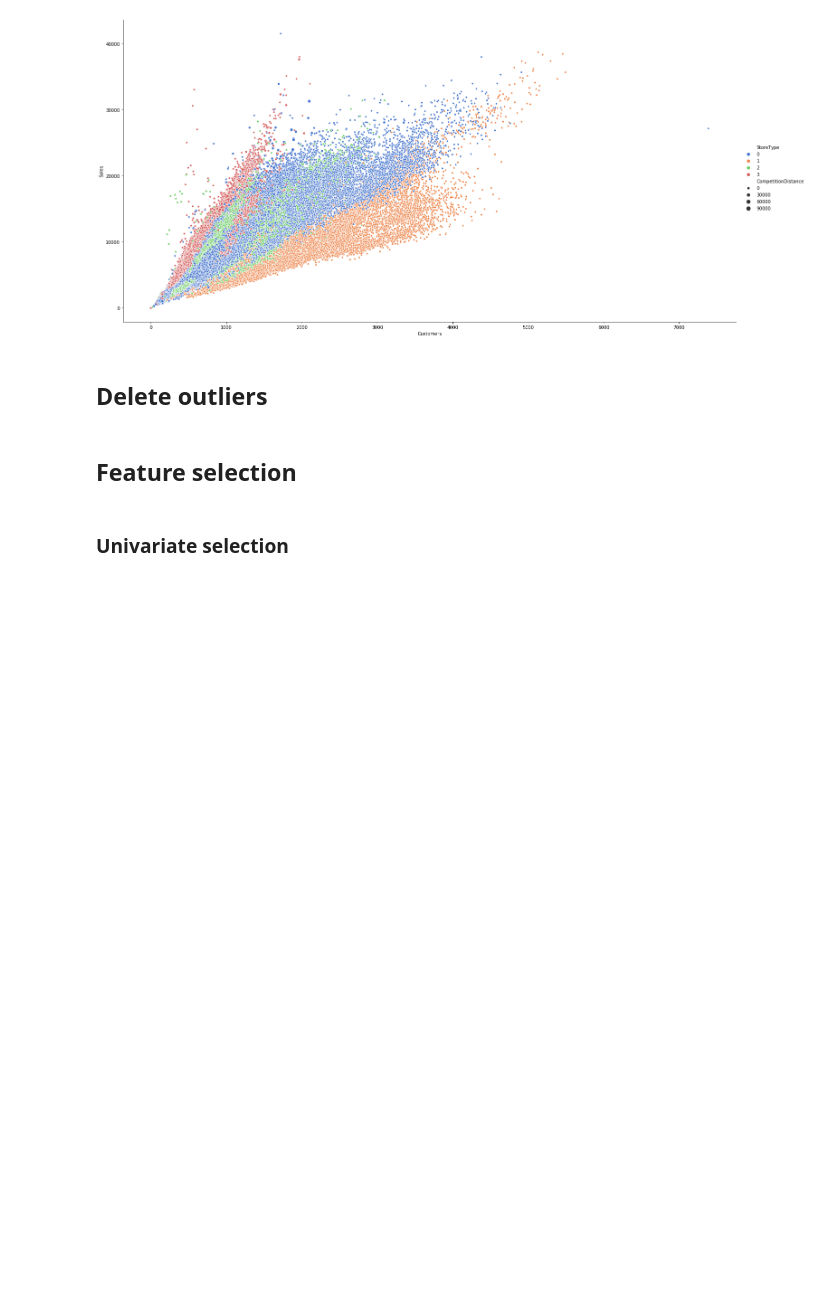
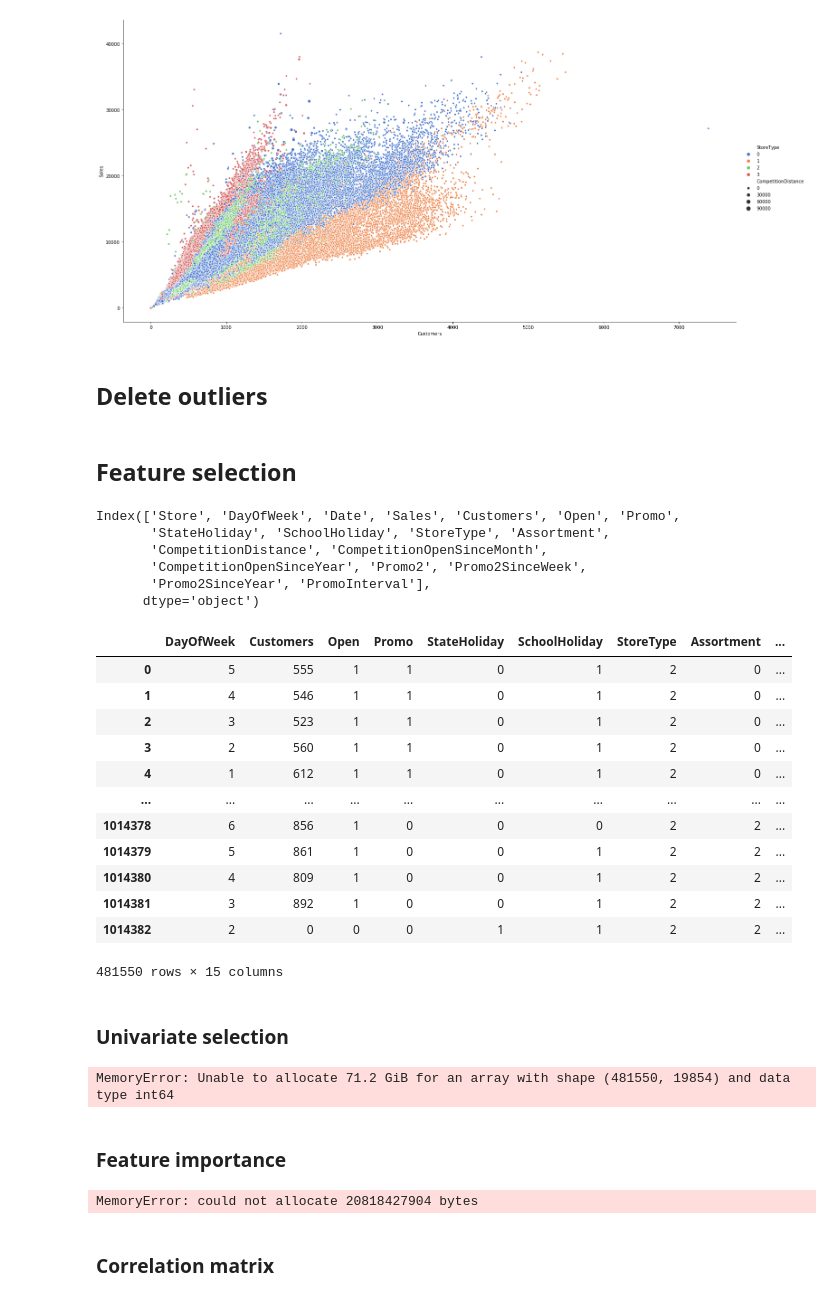
Before and after one commit to BWallyn/PredictSales, a Jupyter notebook: Analysis.ipynb, the cells around one changed output. Saved outputs shown, nothing was run; the diff lists cells and outputs as text; code cells hidden in the pictures; blank space fills up the shorter version.

Commit message:
Feature selection

```diff
--- a/Analysis.ipynb
+++ b/Analysis.ipynb
@@ -312,2 +354,60 @@ x = merge_train[]
+# %%
+merge_train.columns
+# %% [output]
+Index(['Store', 'DayOfWeek', 'Date', 'Sales', 'Customers', 'Open', 'Promo',
+       'StateHoliday', 'SchoolHoliday', 'StoreType', 'Assortment',
+       'CompetitionDistance', 'CompetitionOpenSinceMonth',
+       'CompetitionOpenSinceYear', 'Promo2', 'Promo2SinceWeek',
+       'Promo2SinceYear', 'PromoInterval'],
+      dtype='object')
+# %%
+columns_features = ['DayOfWeek', 'Customers', 'Open', 'Promo', 'StateHoliday', 'SchoolHoliday',
+                    'StoreType', 'Assortment',
+                    'CompetitionDistance', 'CompetitionOpenSinceMonth', 'CompetitionOpenSinceYear',
+                    'Promo2', 'Promo2SinceWeek', 'Promo2SinceYear', 'PromoInterval']
+column_target = ['Sales']
+X = merge_train[columns_features]
+y = merge_train[column_target]
+X
+# %% [output]
+|  | DayOfWeek | Customers | Open | Promo | StateHoliday | SchoolHoliday | StoreType | Assortment | ... |
+| 0 | 5 | 555 | 1 | 1 | 0 | 1 | 2 | 0 | ... |
+| 1 | 4 | 546 | 1 | 1 | 0 | 1 | 2 | 0 | ... |
+| 2 | 3 | 523 | 1 | 1 | 0 | 1 | 2 | 0 | ... |
+| 3 | 2 | 560 | 1 | 1 | 0 | 1 | 2 | 0 | ... |
+| 4 | 1 | 612 | 1 | 1 | 0 | 1 | 2 | 0 | ... |
+| ... | ... | ... | ... | ... | ... | ... | ... | ... | ... |
+| 1014378 | 6 | 856 | 1 | 0 | 0 | 0 | 2 | 2 | ... |
+| 1014379 | 5 | 861 | 1 | 0 | 0 | 1 | 2 | 2 | ... |
+| 1014380 | 4 | 809 | 1 | 0 | 0 | 1 | 2 | 2 | ... |
+| 1014381 | 3 | 892 | 1 | 0 | 0 | 1 | 2 | 2 | ... |
+| 1014382 | 2 | 0 | 0 | 0 | 1 | 1 | 2 | 2 | ... |
+481550 rows × 15 columns
 # %% [markdown]
 ### Univariate selection
+# %%
+#apply SelectKBest class to extract top 10 best features
+bestfeatures = SelectKBest(score_func=chi2, k=10)
+fit = bestfeatures.fit(X,y)
+dfscores = pd.DataFrame(fit.scores_)
+dfcolumns = pd.DataFrame(X.columns)
+#concat two dataframes for better visualization
+featureScores = pd.concat([dfcolumns,dfscores],axis=1)
+featureScores.columns = ['Specs','Score']  #naming the dataframe columns
+print(featureScores.nlargest(10,'Score'))  #print 10 best features
+# %% [output]
+MemoryError: Unable to allocate 71.2 GiB for an array with shape (481550, 19854) and data type int64
+# %% [markdown]
+### Feature importance
+# %%
+model = ExtraTreesClassifier()
+model.fit(X,y)
+print(model.feature_importances_) #use inbuilt class feature_importances of tree based classifiers
+#plot graph of feature importances for better visualization
+feat_importances = pd.Series(model.feature_importances_, index=X.columns)
+feat_importances.nlargest(10).plot(kind='barh')
+plt.show()
+# %% [output]
+MemoryError: could not allocate 20818427904 bytes
+# %% [markdown]
+### Correlation matrix
```
Also changed, not shown: parts of 14 cells of this notebook.
